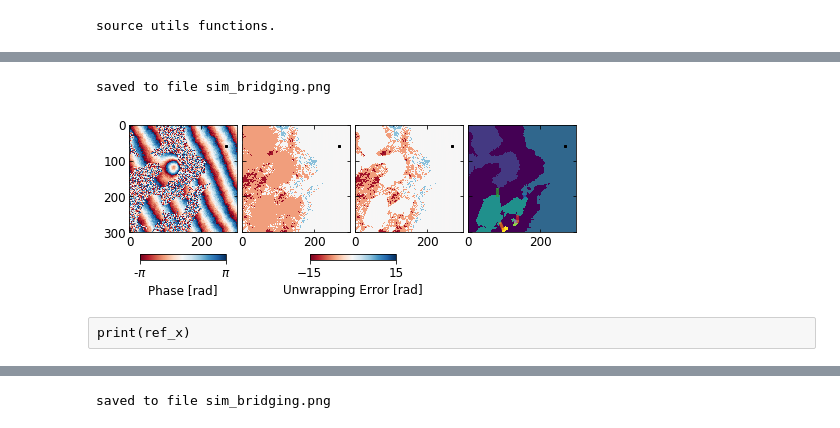
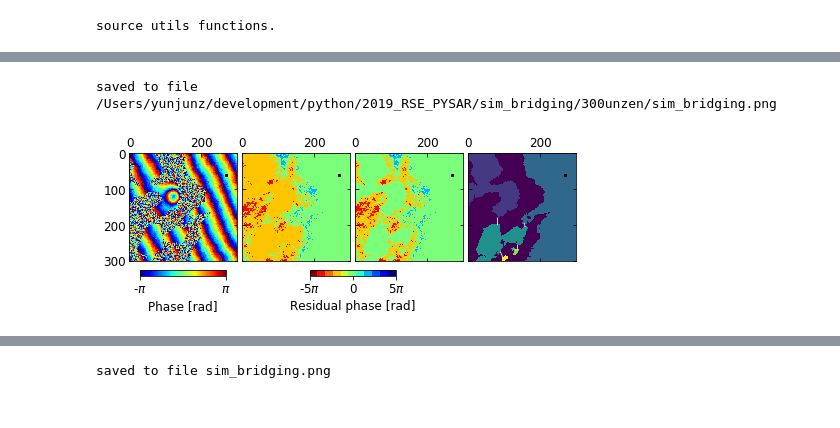
Before and after one commit to geodesymiami/Yunjun_et_al-2019-MintPy, a Jupyter notebook: Fig_02_sim_bridging.ipynb, the cells around one changed output, grey strips where cells are left out. Saved outputs shown, nothing was run; the diff lists cells and outputs as text; code cells hidden in the pictures.

```diff
--- a/Fig_02_sim_bridging.ipynb
+++ b/Fig_02_sim_bridging.ipynb
@@ -18,10 +18,11 @@ from matplotlib import pyplot as plt
 from skimage import measure, segmentation as seg, morphology as morph
 from pysar.simulation.plot import *
 from pysar.simulation import simulation as sim, fractal
-from pysar.objects import timeseries, ifgramStack, sensor, giantTimeseries, connectComponent
+from pysar.objects import timeseries, ifgramStack, sensor, giantTimeseries
+from pysar.objects.conncomp import connectComponent
 from pysar.utils import readfile, ptime, plot as pp, writefile, utils as ut, network as pnet
 
-work_dir = os.path.expanduser('~/development/python/2018_ComputGeosci_PySAR/sim_bridging')
+work_dir = os.path.expandvars('$PNOTE/sim_bridging')
 
 # configure
 shape = (300, 300) # size in (length, width) in pixel number
@@ -150,7 +151,7 @@ print('source utils functions.')
 source utils functions.
 # %%
 # simulate interferometric phase
-re_generate = True
+re_generate = False
 if not os.path.isfile(sim_int_file) or re_generate:
     print('simulating interferometric phase and coherence ...')
     # 1. simulate deformation from Mogi source
@@ -237,45 +233,47 @@ bdg_unw = readfile.read(bdg_unw_file)[0]; bdg_unw -= bdg_unw[ref_y, ref_x];# bdg
 sim_int = ut.wrap(sim_unw)
 snf_err = sim_unw - snf_unw
 bdg_err = sim_unw - bdg_unw
-vlim = 15
+vlim = 5. * np.pi
 
 # plot
 fig, axs = plt.subplots(nrows=1, ncols=4, figsize=[8, 2.5], sharex=True, sharey=True)
-im1 = axs[0].imshow(sim_int, cmap='RdBu', vmin=-np.pi,   vmax=np.pi)
-im2 = axs[1].imshow(snf_err, cmap='RdBu', vmin=-1.*vlim, vmax=vlim)
-im3 = axs[2].imshow(bdg_err, cmap='RdBu', vmin=-1.*vlim, vmax=vlim)
+im1 = axs[0].imshow(sim_int, cmap='jet', vmin=-np.pi,   vmax=np.pi)
+# residual phase
+cmap = pp.ColormapExt(cmap_name='jet_r', cmap_lut=11).colormap
+im2 = axs[1].imshow(snf_err, cmap=cmap, vmin=-1.*vlim, vmax=vlim)
+im3 = axs[2].imshow(bdg_err, cmap=cmap, vmin=-1.*vlim, vmax=vlim)
 im4 = axs[3].imshow(cc.labelImg)#, cmap='jet')
 for bridge in cc.bridges:
     axs[3].plot([bridge['x0'], bridge['x1']],
-                [bridge['y0'], bridge['y1']], '-', lw=3, alpha=0.7)
+                [bridge['y0'], bridge['y1']], 'w-', lw=1, alpha=0.8)
 
 # axis format
 for ax in axs:
     ax.plot(ref_x, ref_y, 'ks', ms=2)
+    ax.xaxis.tick_top()
     ax.tick_params(which='both', direction='in', labelsize=font_size, bottom=True, top=True, left=True, right=True)
 fig.subplots_adjust(wspace=0.05)
 #axs[1,1].set_xlabel('Range [pix.]', fontsize=font_size)
 #pp.set_shared_ylabel(axs.flatten(), 'Azimuth [pix.]', font_size=font_size, labelpad=-0.075)
 
 ## colorbar
-cax1 = fig.add_axes([0.143, 0.05, 0.15, 0.03])
+cax1 = fig.add_axes([0.143, 0.12, 0.15, 0.03])
 cbar1 = plt.colorbar(im1, cax=cax1, orientation='horizontal', ticks=[-np.pi, np.pi])
 cbar1.ax.set_xticklabels([r'-$\pi$', r'$\pi$'])
 cbar1.ax.tick_params(labelsize=font_size)
 cbar1.set_label('Phase [rad]', fontsize=font_size)
 
-cax2 = fig.add_axes([0.438, 0.05, 0.15, 0.03])
-cbar2 = plt.colorbar(im2, cax=cax2, orientation='horizontal', ticks=[-1.*vlim, vlim])
+cax2 = fig.add_axes([0.438, 0.12, 0.15, 0.03])
+cbar2 = plt.colorbar(im2, cax=cax2, orientation='horizontal', ticks=[-1.*vlim, 0, vlim])
+cbar2.ax.set_xticklabels([r'-5$\pi$', '0', r'5$\pi$'])
 cbar2.ax.tick_params(labelsize=font_size)
-cbar2.set_label('Unwrapping Error [rad]', fontsize=font_size)
+cbar2.set_label('Residual phase [rad]', fontsize=font_size)
 
 # save
-out_file = 'sim_bridging.png'
-plt.savefig(out_file, bbox_inches='tight', transparent=True, dpi=fig_dpi)
+out_file = os.path.join(os.getcwd(), 'sim_bridging.png')
+#plt.savefig(out_file, bbox_inches='tight', transparent=True, dpi=fig_dpi)
 print('saved to file', out_file)
 plt.show()
 # %% [output]
-saved to file sim_bridging.png
+saved to file /Users/yunjunz/development/python/2019_RSE_PYSAR/sim_bridging/300unzen/sim_bridging.png
-[figure, old version]
+[figure, new version]
-# %% [raw]
-print(ref_x)
```
Also changed, not shown: parts of 3 cells of this notebook.
